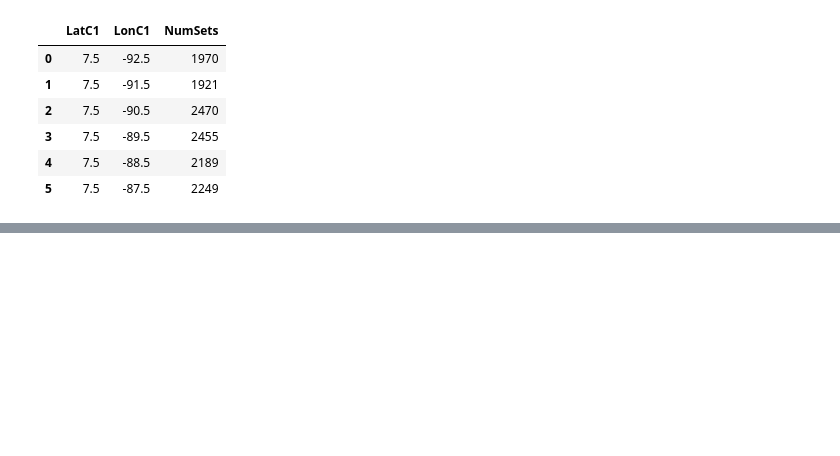
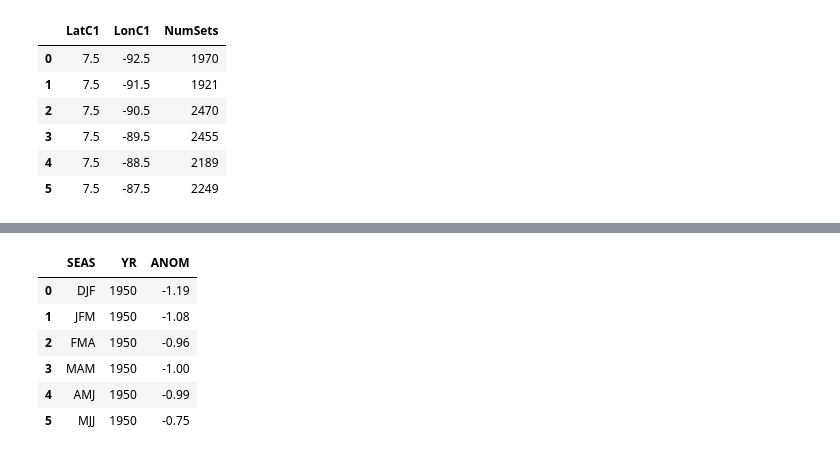
Before and after one commit to Intercoonecta/OHWE_26_ATUN_TEMP, a Jupyter notebook: Exploracion_atun_CR.ipynb, the cells around one changed output, grey strips where cells are left out. Drawn from its saved outputs; the diff is of its cells as text; code cells hidden in the pictures; blank space fills up the shorter version.

```diff
--- a/Exploracion_atun_CR.ipynb
+++ b/Exploracion_atun_CR.ipynb
@@ -169,0 +328,14 @@ lances_mapa.head(6)
+# %%
+import pandas as pd
+
+roni = pd.read_csv("RONI.ascii.txt", sep=r"\s+")
+
+roni.head(6)
+# %% [output]
+|  | SEAS | YR | ANOM |
+| 0 | DJF | 1950 | -1.19 |
+| 1 | JFM | 1950 | -1.08 |
+| 2 | FMA | 1950 | -0.96 |
+| 3 | MAM | 1950 | -1.00 |
+| 4 | AMJ | 1950 | -0.99 |
+| 5 | MJJ | 1950 | -0.75 |
```
Also changed, not shown: parts of 4 cells of this notebook.
